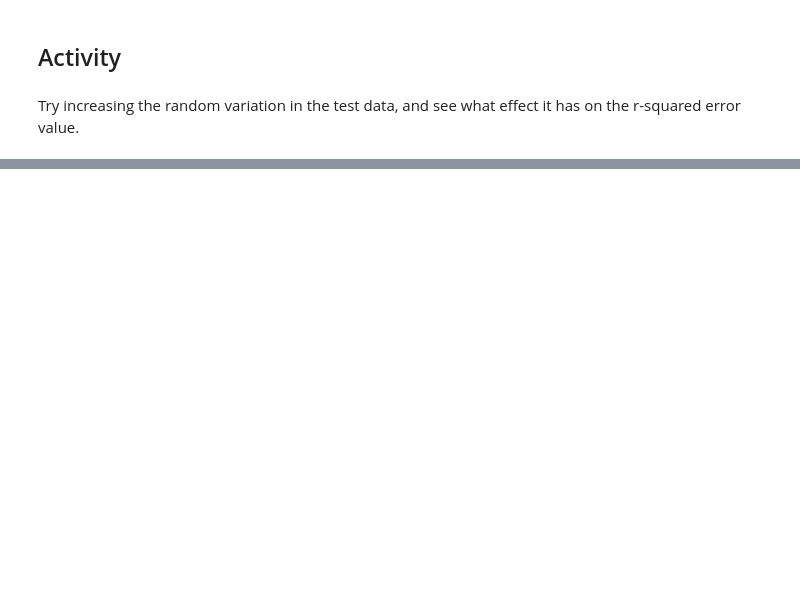
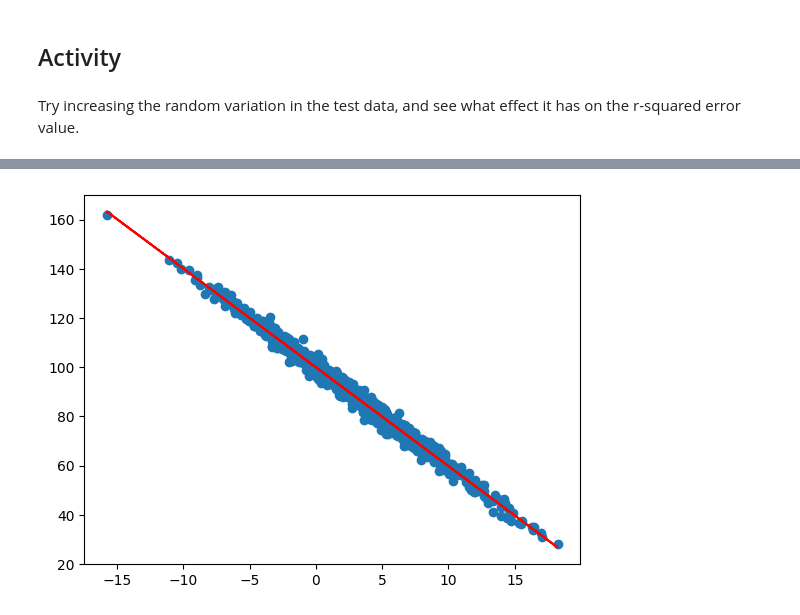
Before and after one commit to austinyuch/mldsdl_sundog, a Jupyter notebook: labs/10_LinearRegression.ipynb, the cells around one changed output, grey strips where cells are left out. Cells and saved outputs as stored; diff of their text form; code cells hidden in the pictures; blank space fills up the shorter version.

```diff
--- a/labs/10_LinearRegression.ipynb
+++ b/labs/10_LinearRegression.ipynb
@@ -47,0 +69,4 @@ Try increasing the random variation in the test data, and see what effect it has
+# %%
+from scipy import stats
+
+slope2, intercept2, r_value2, p_value2, std_err2 = stats.linregress(pageSpeeds2, purchaseAmount2)
@@ -47,0 +85,8 @@ Try increasing the random variation in the test data, and see what effect it has
+# %%
+fitLine2 = predict(pageSpeeds2, slope=slope2, intercept=intercept2)
+
+plt.scatter(pageSpeeds2, purchaseAmount2)
+plt.plot(pageSpeeds2, fitLine2, c='r')
+plt.show()
+# %% [output]
+[figure, added]
```
Also changed, not shown: parts of 11 cells of this notebook, 3 other files.
